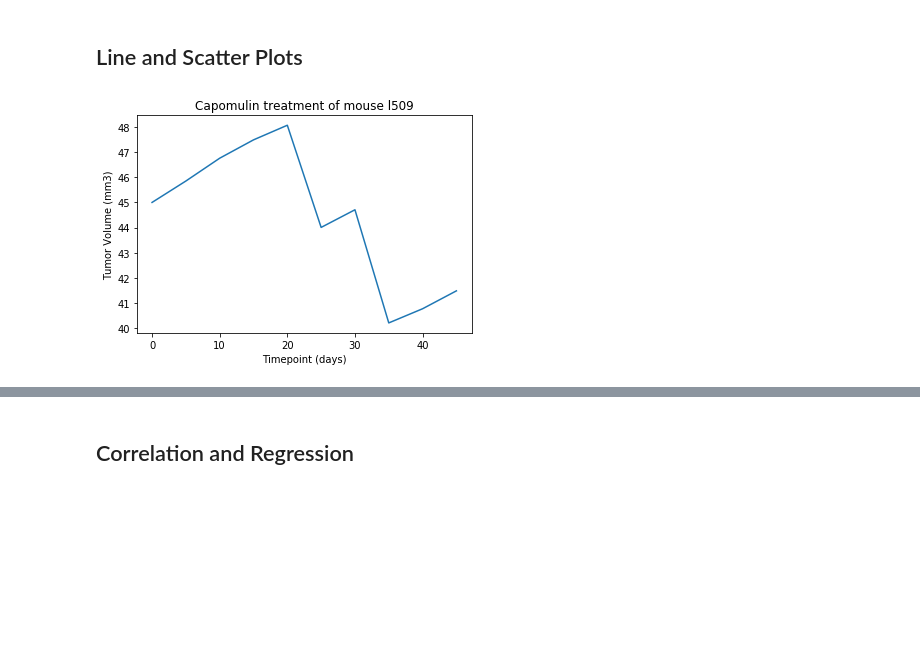
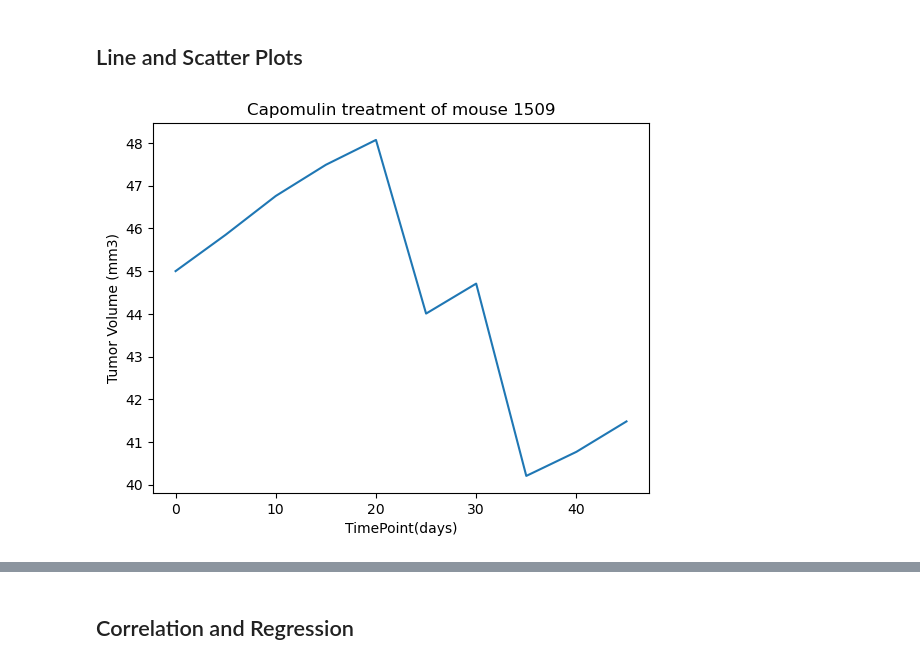
Before and after one commit to v-gbarber/Matplotlib, a Jupyter notebook: pymaceuticals_starter.ipynb, the cells around one changed output, grey strips where cells are left out. Cells and saved outputs as stored; diff of their text form; code cells hidden in the pictures; blank space fills up the shorter version.

```diff
--- a/pymaceuticals_starter.ipynb
+++ b/pymaceuticals_starter.ipynb
@@ -8,8 +8,11 @@
 # %%
 # Dependencies and Setup
 import matplotlib.pyplot as plt
+import scipy.stats as st
 import pandas as pd
-import scipy.stats as st
+import numpy as np
+
+
 
 # Study data files
 mouse_metadata_path = "data/Mouse_metadata.csv"
@@ -20,5 +23,6 @@ mouse_metadata = pd.read_csv(mouse_metadata_path)
 study_results = pd.read_csv(study_results_path)
 
 # Combine the data into a single dataset
-
+merge_df = pd.merge(mouse_metadata,study_results, on="Mouse ID")
+merge_df.head()
 # Display the data table for preview
@@ -134,8 +321,18 @@ ax1.title()
 # %%
 # Calculate the final tumor volume of each mouse across four of the treatment regimens:
-# Capomulin, Ramicane, Infubinol, and Ceftamin
+
+capo_df = merge_df.loc[merge_df["Drug Regimen"]== "Capomulin",:]
+rami_df = merge_df.loc[merge_df["Drug Regimen"]== "Ramicane",:]
+infu_df = merge_df.loc[merge_df["Drug Regimen"]== "Infubinol",:]
+ceft_df = merge_df.loc[merge_df["Drug Regimen"]== "Ceftamin",:]
+
+treatments= ["Capomulin", "Ramicane", "Infubinul", "Ceftamin"]
+main_drugs=pd.concat(treatments)
 
 # Start by getting the last (greatest) timepoint for each mouse
-
-
+last_capo = capo_df.groupby("Mouse ID").max()["Timepoint"]
+capo_vol = pd.DataFrame(last_capo)
+merge_capo=pd.merge(capo_vol, merge_df, on=("Mouse ID", "Timepoint"))
+merge_capo.head(5)
 # Merge this group df with the original DataFrame to get the tumor volume at the last timepoint
+group_df=pd.merge(treatments, last_capo, on="Mouse ID")
@@ -184,10 +496,12 @@ ax2.xticks([])
 ## Line and Scatter Plots
 # %%
 # Generate a line plot of tumor volume vs. time point for a mouse treated with Capomulin
+one_mouse=capo_df.loc[capo_df["Mouse ID"]=="l509"]
 
-mouse=clean_data.loc[clean_data["Mouse ID"]]
-x_axis=mouse["Timepoint"].count()
-plt.plot(mouse["Timepoint"].mouse["Tumor Volume"],
-marker='s', color='b'
+plt.plot(one_mouse["Timepoint"], one_mouse["Tumor Volume (mm3)"])
+plt.title("Capomulin treatment of mouse 1509")
+plt.xlabel("TimePoint(days)")
+plt.ylabel("Tumor Volume (mm3)")
+plt.show()
 # %% [output]
-[figure, old version]
+[figure, new version]
```
Also changed, not shown: parts of 35 cells of this notebook.
